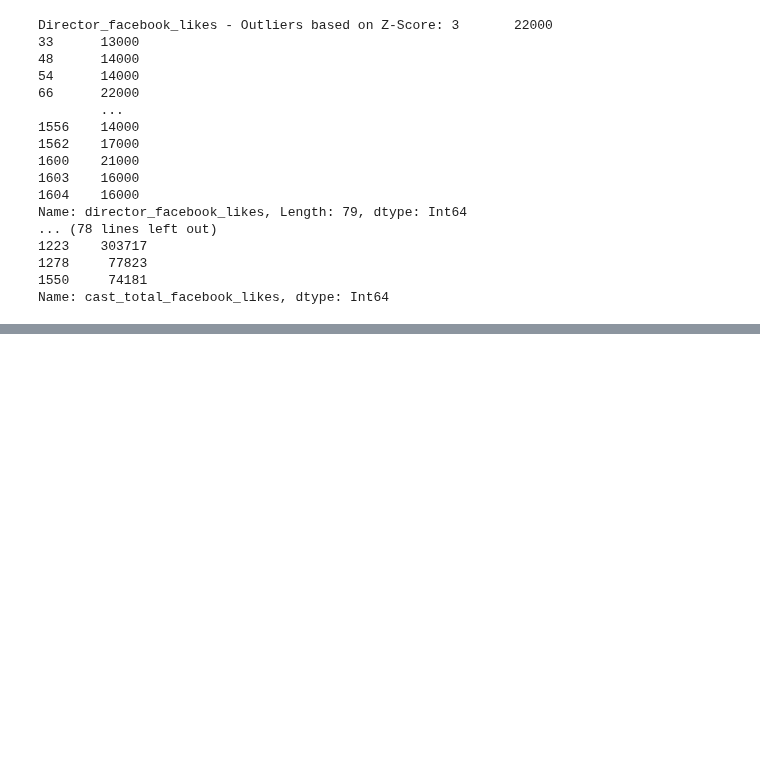
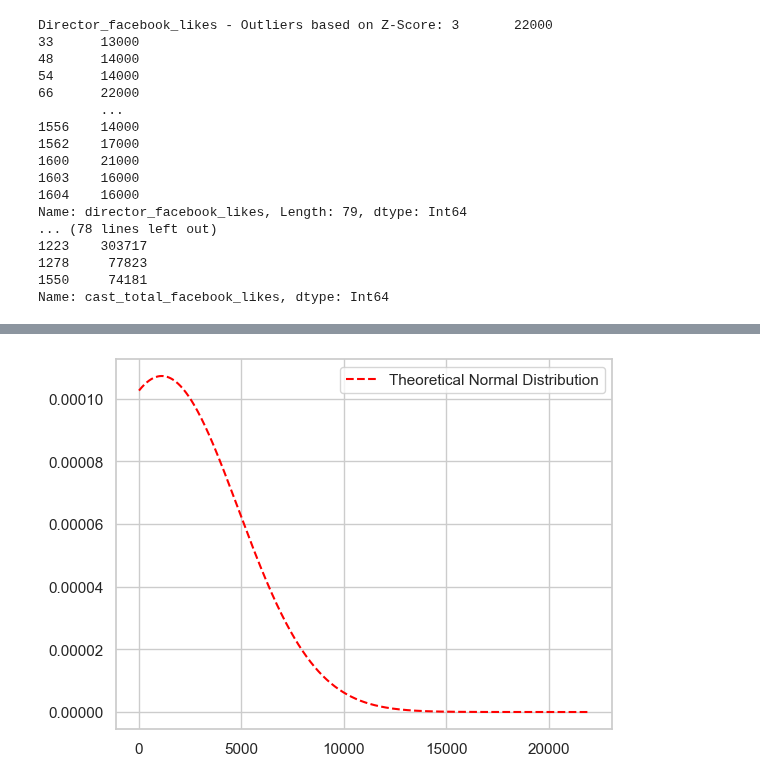
Before and after one commit to 2026362-Silvia/Statistic, a Jupyter notebook: 2026362_SilviaSolanoMarchini_Statistic.ipynb, the cells around one changed output, grey strips where cells are left out. Drawn from its saved outputs; the diff is of its cells as text; code cells hidden in the pictures; blank space fills up the shorter version.

```diff
--- a/2026362_SilviaSolanoMarchini_Statistic.ipynb
+++ b/2026362_SilviaSolanoMarchini_Statistic.ipynb
@@ -1273,0 +1370,18 @@ Random Forest - R2: 0.0052561440101047685
+# %%
+# Calculate director facebook likes mean and standard deviation
+data_director = df['director_facebook_likes'].dropna()
+mean_director = df['director_facebook_likes'].mean()
+std_director = df['director_facebook_likes'].std()
+
+mean_director = np.mean(mean_director)
+std_dirrector = np.std(std_director )
+
+# Plot the theoretical normal distribution
+x = np.linspace(min(data_director), max(data_director), 1000)
+normal_dist = (1 / (std_director * np.sqrt(2 * np.pi))) * np.exp(-(x - mean_director) ** 2 / (2 * std_director ** 2))
+plt.plot(x, normal_dist, color='red', linestyle='--', label='Theoretical Normal Distribution')
+
+plt.legend()
+plt.show()
+# %% [output]
+[figure, added]
```
Also changed, not shown: parts of 66 cells of this notebook.
